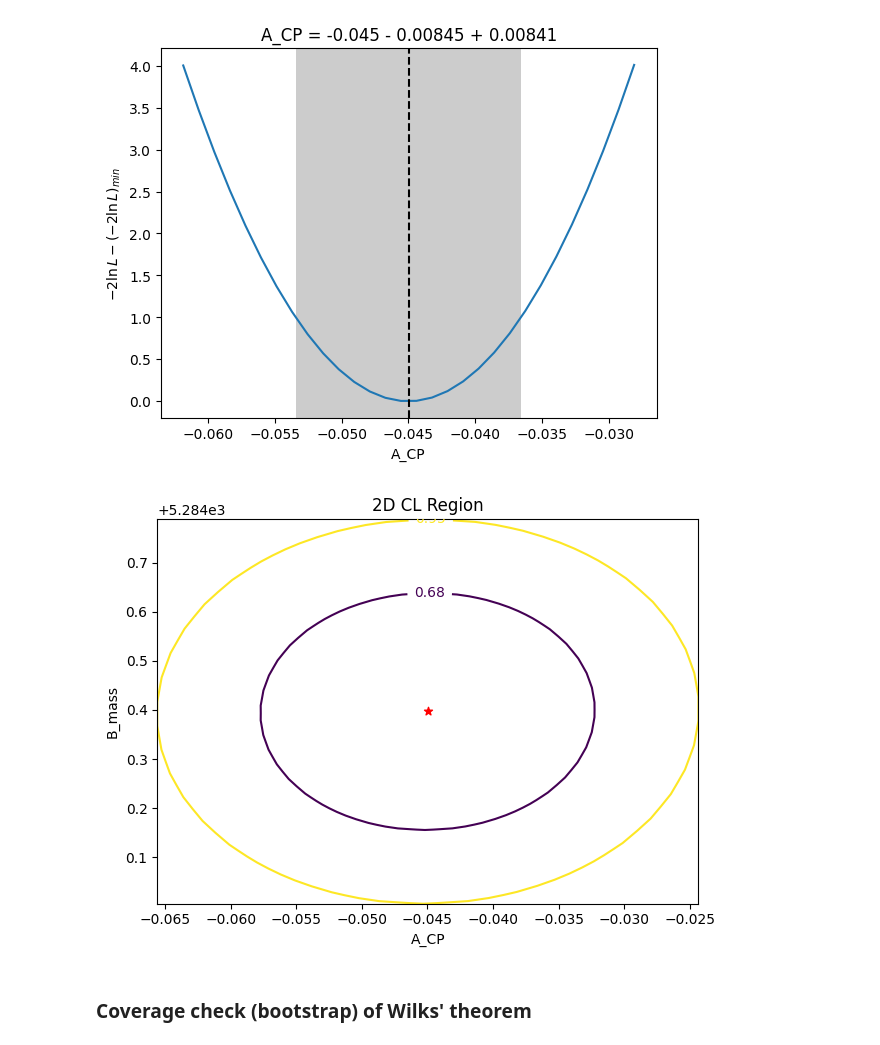
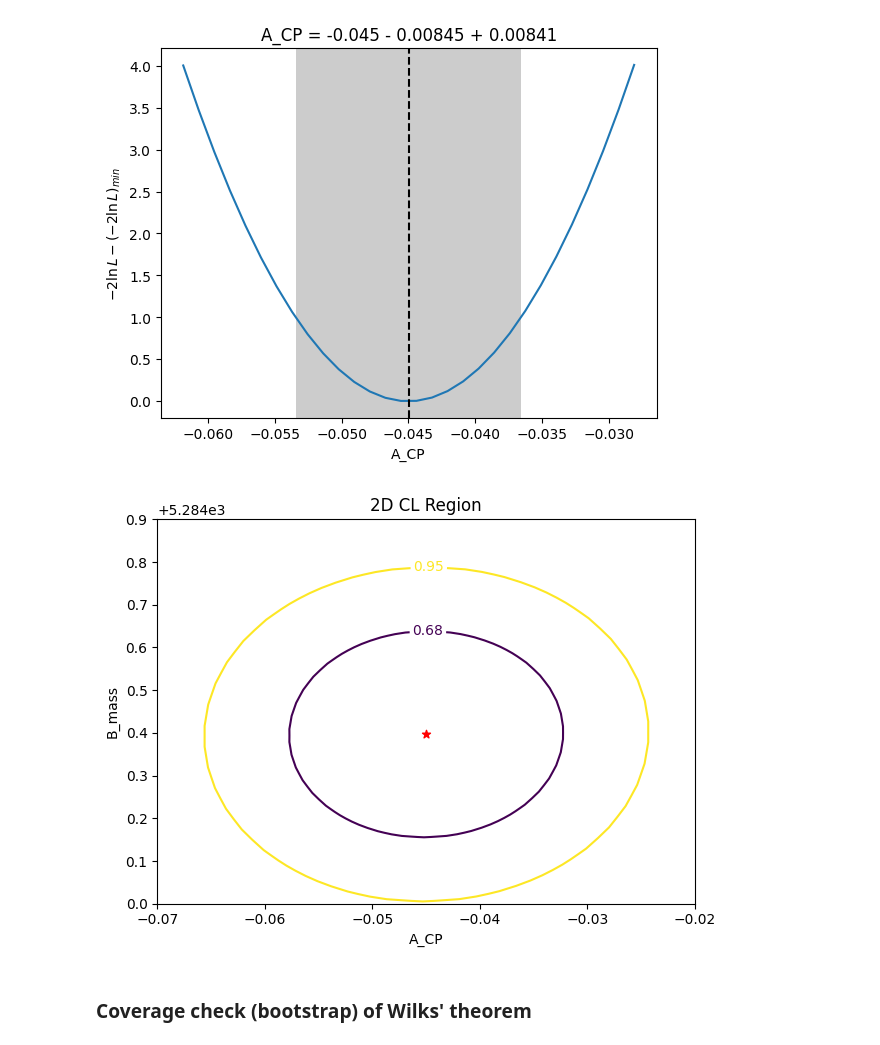
Before and after one commit to gmoretti03/LHCb-opendata-acp, a Jupyter notebook: Code_general/Frequentist/Frequentist_Analysis_Bis.ipynb, the cells around one changed output. Saved outputs shown, nothing was run; the diff lists cells and outputs as text; code cells hidden in the pictures.

```diff
--- a/Code_general/Frequentist/Frequentist_Analysis_Bis.ipynb
+++ b/Code_general/Frequentist/Frequentist_Analysis_Bis.ipynb
@@ -126,6 +129,6 @@ print(data.columns.tolist())
 # %%
-presel = lf.kaon_preselection(data, cfg)     # boolean mask: 3 kaons, no pions, no muons
-print(f"preselection efficiency: {presel.mean():.1%}")
-figs = lf.plot_all_features(data[presel], product_features=lf.PRODUCT_FEATURES,
+presel_kaon = lf.kaon_preselection(data, cfg)     # boolean mask: 3 kaons, no pions, no muons
+print(f"preselection efficiency: {presel_kaon.mean():.2%}")
+figs = lf.plot_all_features(data[presel_kaon], product_features=lf.PRODUCT_FEATURES,
                             settings=lf.PLOT_SETTINGS["presel"], n_products=cfg.n_products)
 # %% [output]
@@ -139,7 +159,7 @@ lf.plot_pid_2d(data, data[presel], cfg);
 # %% [markdown]
 ### Compute Invariant Mass
 # %%
-data = data[presel].reset_index(drop=True)
+data = data[presel_kaon].reset_index(drop=True)
 lf.add_B_variables(data, cfg)        # B_Mass and B_Charge (= sum of the product charges)
 lf.check_charges(data, cfg)          # all charges must be +-1
 print(data["B_Charge"].value_counts())
@@ -158,7 +178,7 @@ lf.plot_mass_by_charge(data, cfg, bins=300, logy=True, title=r"$B^\pm$ invariant
 # %%
 # cut the data in the fit window and split in B+ / B-
 data_window = lf.select_window(data, cfg.fit_window)
-samples = lf.split_by_charge(data_window)       # {'pos': B+ masses, 'neg': B- masses}
+samples = lf.split_by_charge(data_window, col='B_Mass')       # {'pos': B+ masses, 'neg': B- masses}
 
 lf.plot_mass_by_charge(data_window, cfg, bins=100, bin_range=cfg.fit_window,
                        title=r"$B^\pm$ invariant mass - Real Data with Preselection")
@@ -334,7 +354,7 @@ Specific parameters:
     - f_bkgs_neg: fraction of contribution bkg1 respect bkg2
 # %%
 # 2 exponentials (default) and 1 exponential (simpler background model)
-joint = {n: lf.fit_joint(samples, cfg, n_exp=n, minos=["A_CP"]) for n in (2, 1)}
+joint = {n: lf.fit_joint(samples, cfg, n_exp=n, minos=True) for n in (2, 1)}
 display(joint[1])
 display(joint[2])
 # %% [output]
@@ -449,12 +467,14 @@ plt.ylabel(r"$-2\ln L - (-2\ln L)_{min}$");
 # %%
 best.draw_mncontour("A_CP", "mu", cl=[0.68, 0.95])
 plt.scatter([best.values["A_CP"]], [best.values["mu"]], marker="*", color="r")
 plt.title("2D CL Region")
 plt.xlabel("A_CP")
 plt.ylabel("B_mass")
+plt.xlim(-0.07, -0.020)
+plt.ylim(5284.0, 5284.9)
 plt.tight_layout()
 # %% [output]
-[figure, old version]
+[figure, new version]
 # %% [markdown]
 ### Coverage check (bootstrap) of Wilks' theorem
 # %%
```
Also changed, not shown: parts of 49 cells of this notebook, 2 other files.
